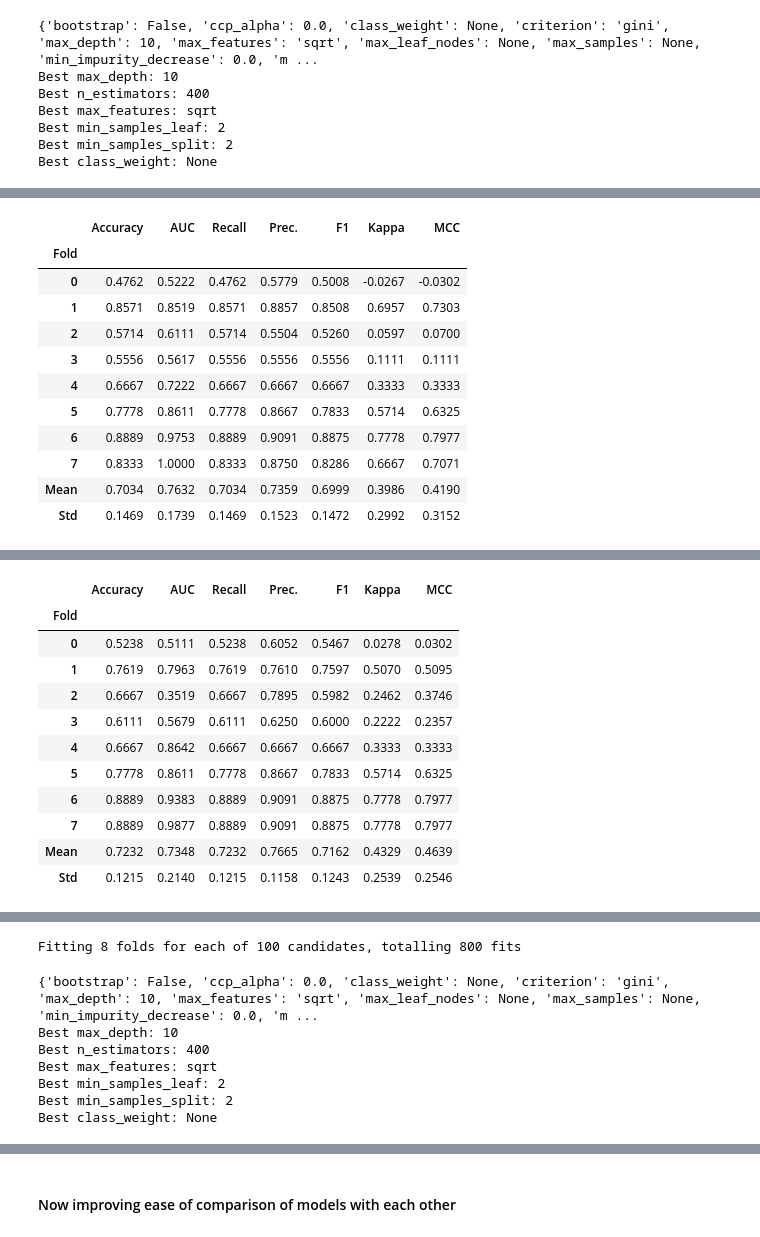
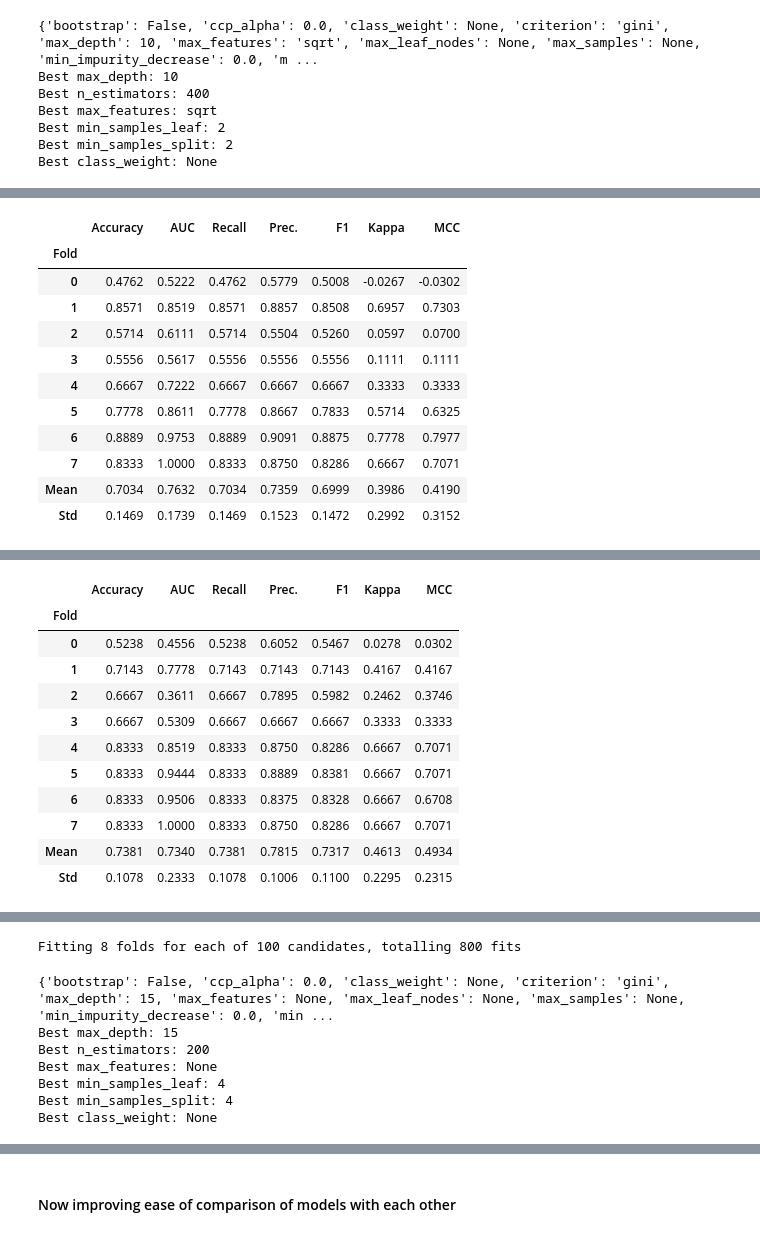
Before and after one commit to pmagbor/ds9000_project, a Jupyter notebook: 04_training_models.ipynb, the cells around one changed output, grey strips where cells are left out. Saved outputs shown, nothing was run; the diff lists cells and outputs as text; code cells hidden in the pictures.

```diff
--- a/04_training_models.ipynb
+++ b/04_training_models.ipynb
@@ -263,48 +263,48 @@ et2 = create_model('et')
 # defining a custom grid to find optimal hyperparameters, with greater numbers since some of
 # the best hyperparameters were the max of the grid we searched
 params2 = {
-    "max_depth": [5, 10, 15, 20, 40],
+    "max_depth": [5, 10, 15, 20],
     "n_estimators": [200, 400, 600, 800],
-    "max_features": ['sqrt', 'log2'],
+    "max_features": ['sqrt', 'log2', None],
     "min_samples_leaf": [2, 4, 6],
-    "min_samples_split": [2, 4],
+    "min_samples_split": [1, 2, 4, 6, 8],
     "class_weight": [None, 'balanced']
 }
 
 # tune with custom grid
 tuned_et2 = tune_model(et, custom_grid=params2, n_iter=100)
 
 # save the mean accuracy, AUC, recall, precision, and F1 score
 et_results_df = pull()
 et_mean_metrics = et_results_df.loc['Mean']
 # %% [output]
 [interactive output not drawn]
 |  | Accuracy | AUC | Recall | Prec. | F1 | Kappa | MCC |
 | Fold |  |  |  |  |  |  |  |
 | 0 | 0.4762 | 0.5222 | 0.4762 | 0.5779 | 0.5008 | -0.0267 | -0.0302 |
 | 1 | 0.8571 | 0.8519 | 0.8571 | 0.8857 | 0.8508 | 0.6957 | 0.7303 |
 | 2 | 0.5714 | 0.6111 | 0.5714 | 0.5504 | 0.5260 | 0.0597 | 0.0700 |
 | 3 | 0.5556 | 0.5617 | 0.5556 | 0.5556 | 0.5556 | 0.1111 | 0.1111 |
 | 4 | 0.6667 | 0.7222 | 0.6667 | 0.6667 | 0.6667 | 0.3333 | 0.3333 |
 | 5 | 0.7778 | 0.8611 | 0.7778 | 0.8667 | 0.7833 | 0.5714 | 0.6325 |
 | 6 | 0.8889 | 0.9753 | 0.8889 | 0.9091 | 0.8875 | 0.7778 | 0.7977 |
 | 7 | 0.8333 | 1.0000 | 0.8333 | 0.8750 | 0.8286 | 0.6667 | 0.7071 |
 | Mean | 0.7034 | 0.7632 | 0.7034 | 0.7359 | 0.6999 | 0.3986 | 0.4190 |
 | Std | 0.1469 | 0.1739 | 0.1469 | 0.1523 | 0.1472 | 0.2992 | 0.3152 |
 [interactive output not drawn]
 [interactive output not drawn]
 |  | Accuracy | AUC | Recall | Prec. | F1 | Kappa | MCC |
 | Fold |  |  |  |  |  |  |  |
-| 0 | 0.5238 | 0.5111 | 0.5238 | 0.6052 | 0.5467 | 0.0278 | 0.0302 |
-| 1 | 0.7619 | 0.7963 | 0.7619 | 0.7610 | 0.7597 | 0.5070 | 0.5095 |
-| 2 | 0.6667 | 0.3519 | 0.6667 | 0.7895 | 0.5982 | 0.2462 | 0.3746 |
-| 3 | 0.6111 | 0.5679 | 0.6111 | 0.6250 | 0.6000 | 0.2222 | 0.2357 |
-| 4 | 0.6667 | 0.8642 | 0.6667 | 0.6667 | 0.6667 | 0.3333 | 0.3333 |
-| 5 | 0.7778 | 0.8611 | 0.7778 | 0.8667 | 0.7833 | 0.5714 | 0.6325 |
-| 6 | 0.8889 | 0.9383 | 0.8889 | 0.9091 | 0.8875 | 0.7778 | 0.7977 |
-| 7 | 0.8889 | 0.9877 | 0.8889 | 0.9091 | 0.8875 | 0.7778 | 0.7977 |
-| Mean | 0.7232 | 0.7348 | 0.7232 | 0.7665 | 0.7162 | 0.4329 | 0.4639 |
-| Std | 0.1215 | 0.2140 | 0.1215 | 0.1158 | 0.1243 | 0.2539 | 0.2546 |
+| 0 | 0.5238 | 0.4556 | 0.5238 | 0.6052 | 0.5467 | 0.0278 | 0.0302 |
+| 1 | 0.7143 | 0.7778 | 0.7143 | 0.7143 | 0.7143 | 0.4167 | 0.4167 |
+| 2 | 0.6667 | 0.3611 | 0.6667 | 0.7895 | 0.5982 | 0.2462 | 0.3746 |
+| 3 | 0.6667 | 0.5309 | 0.6667 | 0.6667 | 0.6667 | 0.3333 | 0.3333 |
+| 4 | 0.8333 | 0.8519 | 0.8333 | 0.8750 | 0.8286 | 0.6667 | 0.7071 |
+| 5 | 0.8333 | 0.9444 | 0.8333 | 0.8889 | 0.8381 | 0.6667 | 0.7071 |
+| 6 | 0.8333 | 0.9506 | 0.8333 | 0.8375 | 0.8328 | 0.6667 | 0.6708 |
+| 7 | 0.8333 | 1.0000 | 0.8333 | 0.8750 | 0.8286 | 0.6667 | 0.7071 |
+| Mean | 0.7381 | 0.7340 | 0.7381 | 0.7815 | 0.7317 | 0.4613 | 0.4934 |
+| Std | 0.1078 | 0.2333 | 0.1078 | 0.1006 | 0.1100 | 0.2295 | 0.2315 |
 [interactive output not drawn]
 Fitting 8 folds for each of 100 candidates, totalling 800 fits
 # %%
@@ -320,12 +320,12 @@ print(f"Best min_samples_leaf: {tuned_et2.get_params()['min_samples_leaf']}")
 print(f"Best min_samples_split: {tuned_et2.get_params()['min_samples_split']}")
 print(f"Best class_weight: {tuned_et2.get_params()['class_weight']}")
 # %% [output]
-{'bootstrap': False, 'ccp_alpha': 0.0, 'class_weight': None, 'criterion': 'gini', 'max_depth': 10, 'max_features': 'sqrt', 'max_leaf_nodes': None, 'max_samples': None, 'min_impurity_decrease': 0.0, 'm ...
-Best max_depth: 10
-Best n_estimators: 400
-Best max_features: sqrt
-Best min_samples_leaf: 2
-Best min_samples_split: 2
+{'bootstrap': False, 'ccp_alpha': 0.0, 'class_weight': None, 'criterion': 'gini', 'max_depth': 15, 'max_features': None, 'max_leaf_nodes': None, 'max_samples': None, 'min_impurity_decrease': 0.0, 'min ...
+Best max_depth: 15
+Best n_estimators: 200
+Best max_features: None
+Best min_samples_leaf: 4
+Best min_samples_split: 4
 Best class_weight: None
 # %%
 # making RBF-SVM model and tuning hyperparameters
```
Also changed, not shown: parts of 13 cells of this notebook.
